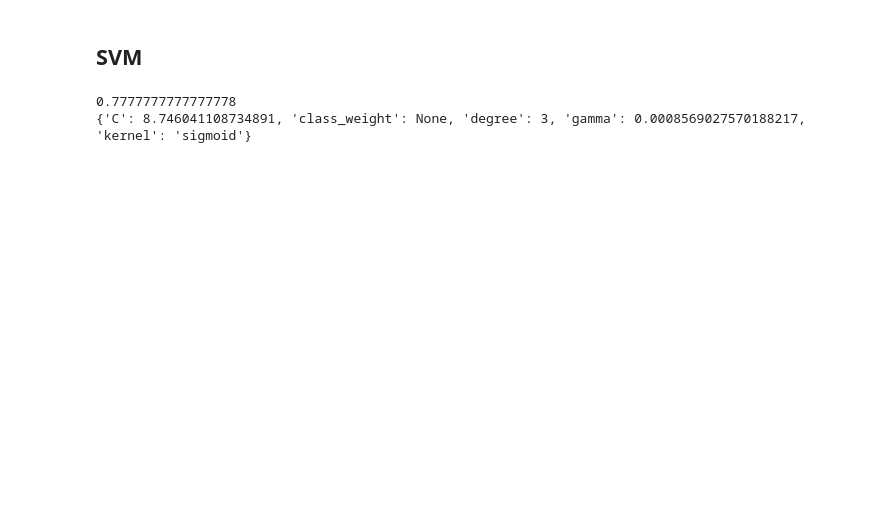
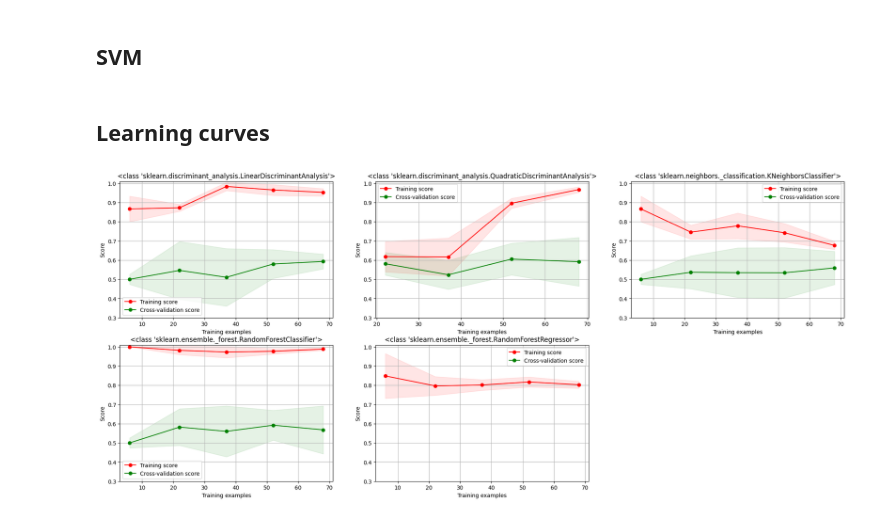
Before and after one commit to Doesjka/TM10007_ML_g9, a Jupyter notebook: assignment.ipynb, the cells around one changed output. Saved outputs shown, nothing was run; the diff lists cells and outputs as text; code cells hidden in the pictures; blank space fills up the shorter version.

```diff
--- a/assignment.ipynb
+++ b/assignment.ipynb
@@ -466,15 +442,15 @@ ValueError: Expected n_neighbors <= n_samples,  but n_samples = 7, n_neighbors =
 # max_depth = [int(x) for x in np.linspace(10, 110, num = 11)]
 # max_depth.append(None)
 
-parameters = {'n_estimators': np.arange(10, 400, 10),
-              'max_depth': [None, 5, 10, 15],
-              'min_samples_split': [2, 5, 10],
-              'max_features': [None, 'sqrt', 'log2'],
-              'min_samples_leaf': [1, 2, 4]}
+parameters = {'n_estimators': np.arange(10, 400, 10)}
+            #   'max_depth': [None, 5, 10, 15],
+            #   'min_samples_split': [2, 5, 10],
+            #   'max_features': [None, 'sqrt', 'log2'],
+            #   'min_samples_leaf': [1, 2, 4]}
 
 cv_10fold = model_selection.StratifiedKFold(n_splits=10)
 
-clf = model_selection.RandomizedSearchCV(RandomForestClassifier(), parameters, cv=cv_10fold, n_iter=50, scoring='accuracy')
+clf = model_selection.RandomizedSearchCV(RandomForestRegressor(), parameters, cv=cv_10fold, n_iter=40, scoring='accuracy')
 
 # Fit the classifier
 clf.fit(X_pca, y_train)
@@ -486,4 +462,10 @@ clf_df = clf_df.sort_values(by=['rank_test_score'])
 # Extract the best hyperparameters
 print(clf.best_params_)
 print(clf.best_score_)
+
+# Extract the best hyperparameters and fit
+param = clf.best_params_
+RF_classifier = RandomForestRegressor(n_estimators = param['n_estimators'])
+RF_classifier.fit(X_pca, y_train)
+clsfs.append(RF_classifier)
 # %% [output]
@@ -500,7 +522,7 @@ parameters = {'C': loguniform(0.1, 100),
 
 cv_10fold = model_selection.StratifiedKFold(n_splits=10)
 
-clf = model_selection.RandomizedSearchCV(SVC(), parameters, cv=cv_10fold, n_iter=500, scoring='accuracy')
+clf = model_selection.RandomizedSearchCV(SVC(), parameters, cv=cv_10fold, n_iter=500, scoring='recall')
 
 # Do the entire search
 clf.fit(X_pca, y_train)
@@ -512,6 +534,21 @@ clf_df = clf_df.sort_values(by=['rank_test_score'])
 # Extract the best hyperparameters
 print(clf.best_score_)
 print(clf.best_params_)
+
+# Extract the best hyperparameters and fit
+param = clf.best_params_
+svm_classifier = SVC(C=param['C'], kernel=param['kernel'], degree=param['degree'], gamma=param['gamma'], class_weight=param['class_weight'] )
+svm_classifier.fit(X_pca, y_train)
+clsfs.append(svm_classifier)
-# %% [output]
-0.7777777777777778
-{'C': 8.746041108734891, 'class_weight': None, 'degree': 3, 'gamma': 0.0008569027570188217, 'kernel': 'sigmoid'}
+# %% [markdown]
+## Learning curves
+# %%
+fig = plt.figure(figsize=(24,10))
+num = 0
+for clf in clsfs:
+    num +=1
+    ax = fig.add_subplot(2, 3, num)
+    title = str(type(clf))
+    plot_learning_curve(clf, title, X_pca, y_train, ax, ylim=(0.3, 1.01), cv=5)
+# %% [output]
+[figure, added]
```
Also changed, not shown: parts of 15 cells of this notebook.
